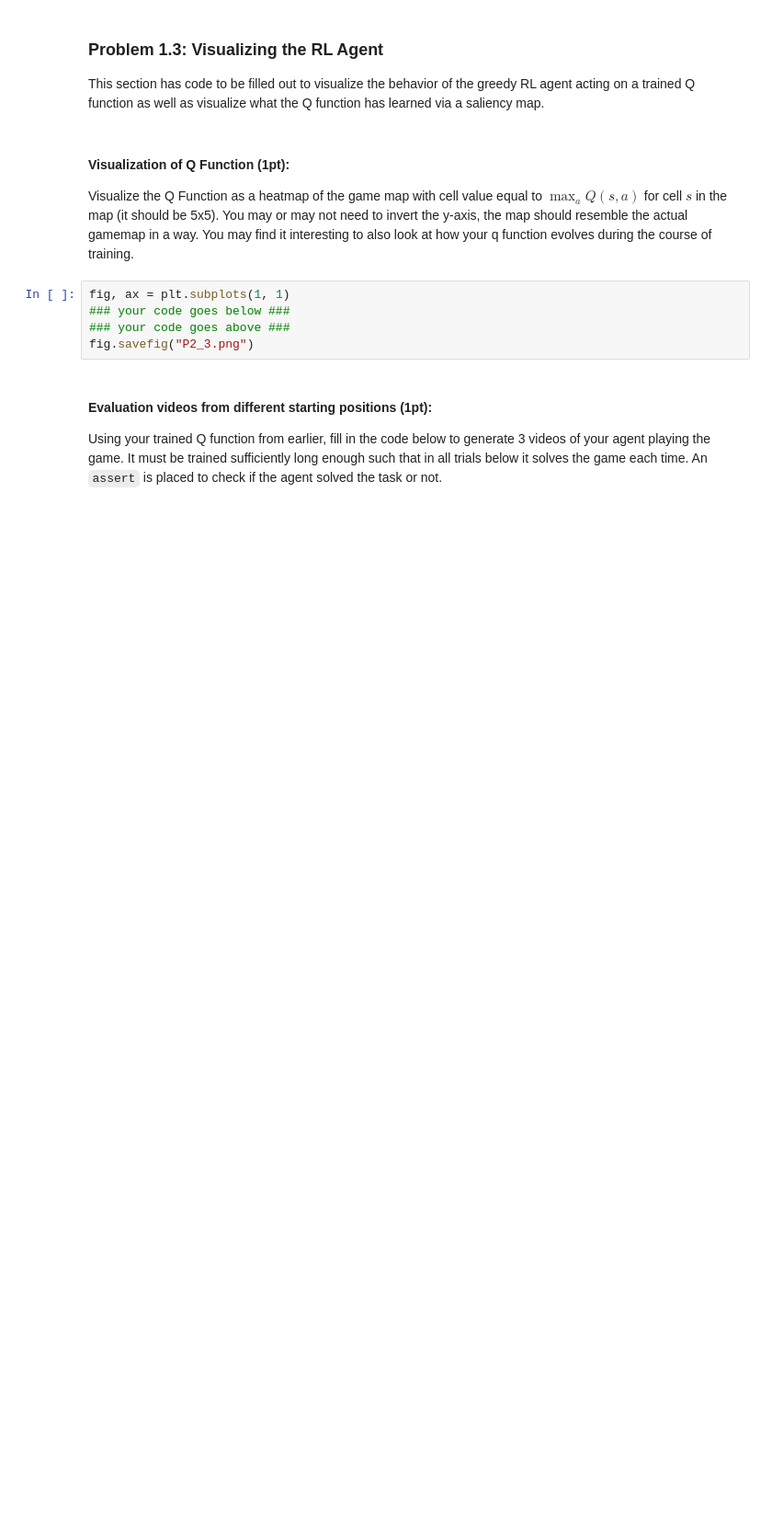
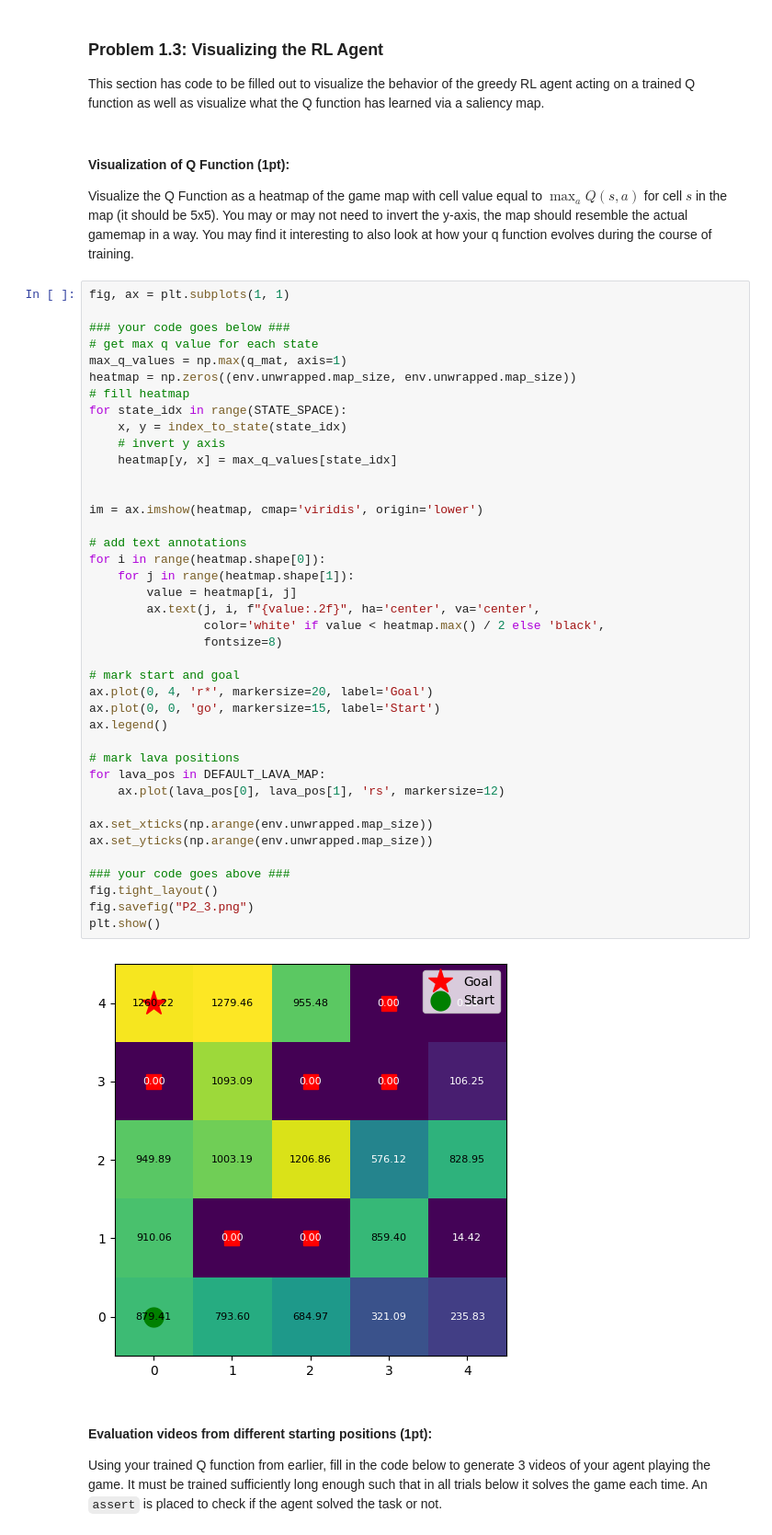
Before and after one commit to UCSD-zhw107/RobotLearning-CSE276F, a Jupyter notebook: hw3/assignment_3.ipynb, the cells around one changed output. Shown at 92% size. Saved outputs shown, nothing was run; the diff lists cells and outputs as text; blank space fills up the shorter version.

```diff
--- a/hw3/assignment_3.ipynb
+++ b/hw3/assignment_3.ipynb
@@ -288,11 +364,48 @@ This section has code to be filled out to visualize the behavior of the greedy R
 #### Visualization of Q Function (1pt):
 
 Visualize the Q Function as a heatmap of the game map with cell value equal to $\max_a {Q(s, a)}$ for cell $s$ in the map (it should be 5x5). You may or may not need to invert the y-axis, the map should resemble the actual gamemap in a way. You may find it interesting to also look at how your q function evolves during the course of training.
-# %%
-fig, ax = plt.subplots(1, 1)
-### your code goes below ###
-### your code goes above ###
-fig.savefig("P2_3.png")
+# %%
+fig, ax = plt.subplots(1, 1)
+
+### your code goes below ###
+# get max q value for each state
+max_q_values = np.max(q_mat, axis=1)
+heatmap = np.zeros((env.unwrapped.map_size, env.unwrapped.map_size))
+# fill heatmap
+for state_idx in range(STATE_SPACE):
+    x, y = index_to_state(state_idx)
+    # invert y axis
+    heatmap[y, x] = max_q_values[state_idx]
+
+
+im = ax.imshow(heatmap, cmap='viridis', origin='lower')
+
+# add text annotations
+for i in range(heatmap.shape[0]):
+    for j in range(heatmap.shape[1]):
+        value = heatmap[i, j]
+        ax.text(j, i, f"{value:.2f}", ha='center', va='center',
+                color='white' if value < heatmap.max() / 2 else 'black',
+                fontsize=8)
+
+# mark start and goal
+ax.plot(0, 4, 'r*', markersize=20, label='Goal')
+ax.plot(0, 0, 'go', markersize=15, label='Start')
+ax.legend()
+
+# mark lava positions
+for lava_pos in DEFAULT_LAVA_MAP:
+    ax.plot(lava_pos[0], lava_pos[1], 'rs', markersize=12)
+
+ax.set_xticks(np.arange(env.unwrapped.map_size))
+ax.set_yticks(np.arange(env.unwrapped.map_size))
+
+### your code goes above ###
+fig.tight_layout()
+fig.savefig("P2_3.png")
+plt.show()
+# %% [output]
+[figure, added]
 # %% [markdown]
 #### Evaluation videos from different starting positions (1pt):
 
```
Also changed, not shown: parts of 7 cells of this notebook, 5 other files.
